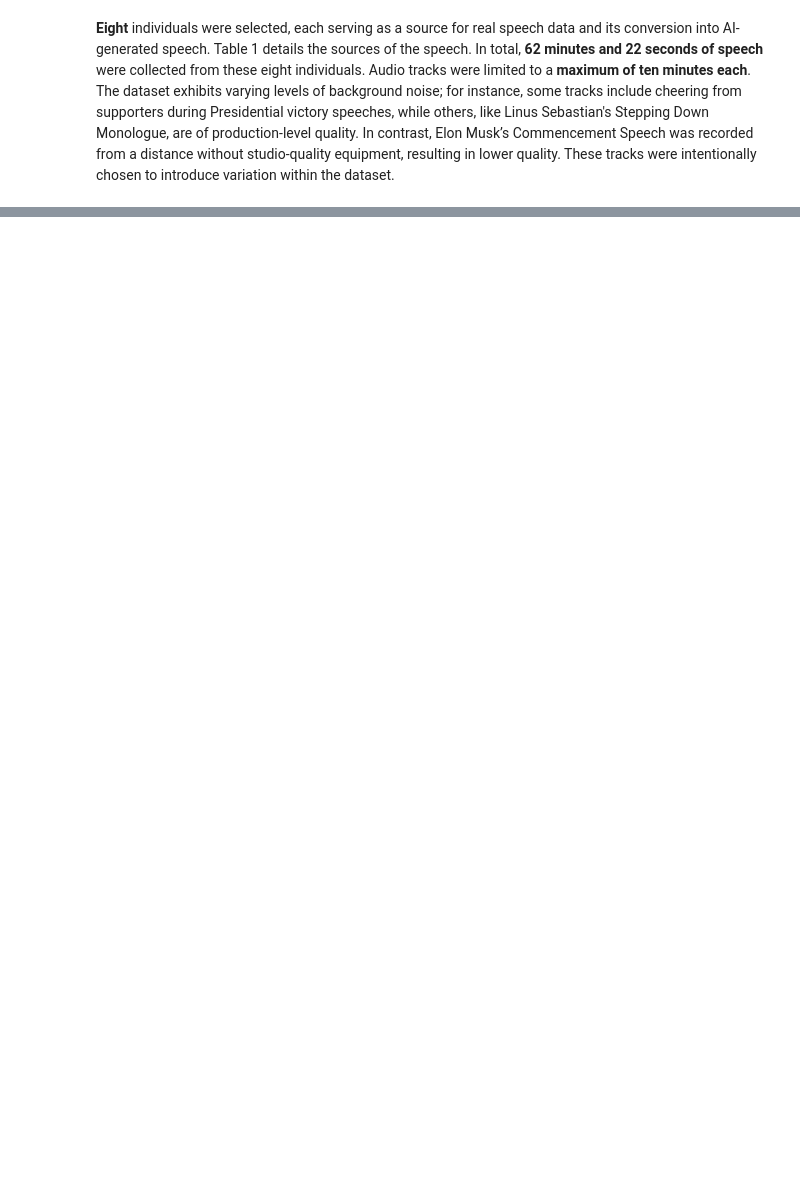
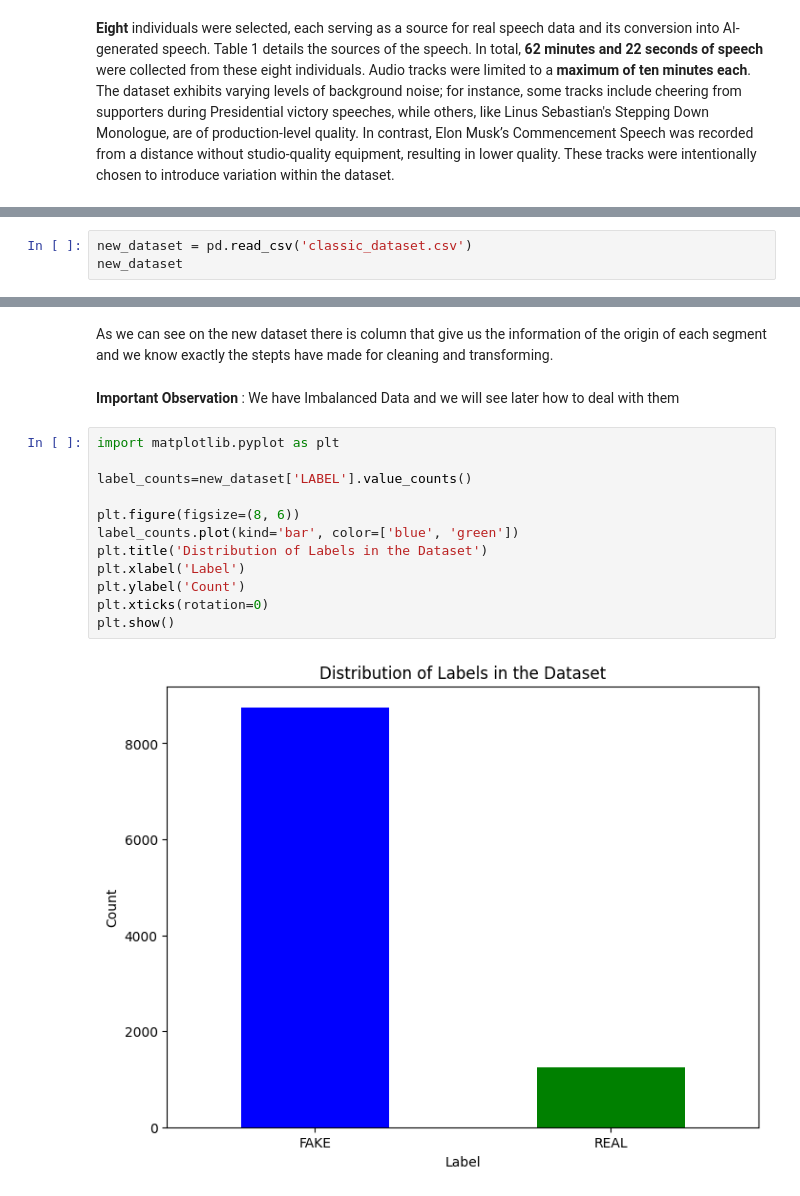
Before and after one commit to annkou/DeepFake-Voice-Recognition, a Jupyter notebook: Introduction.ipynb, the cells around one changed output, grey strips where cells are left out. Drawn from its saved outputs; the diff is of its cells as text; blank space fills up the shorter version.

```diff
--- a/Introduction.ipynb
+++ b/Introduction.ipynb
@@ -44,0 +106,3 @@ Table 1
+# %%
+new_dataset = pd.read_csv('classic_dataset.csv')
+new_dataset
@@ -44,0 +123,18 @@ Table 1
+# %% [markdown]
+As we can see on the new dataset there is column that give us the information of the origin of each segment and we know exactly the stepts have made for cleaning and transforming.
+# %% [markdown]
+**Important Observation** : We have Imbalanced Data and we will see later how to deal with them
+# %%
+import matplotlib.pyplot as plt
+
+label_counts=new_dataset['LABEL'].value_counts()
+
+plt.figure(figsize=(8, 6))
+label_counts.plot(kind='bar', color=['blue', 'green'])
+plt.title('Distribution of Labels in the Dataset')
+plt.xlabel('Label')
+plt.ylabel('Count')
+plt.xticks(rotation=0)
+plt.show()
+# %% [output]
+[figure, added]
```
Also changed, not shown: parts of 15 cells of this notebook, 1 other file.
